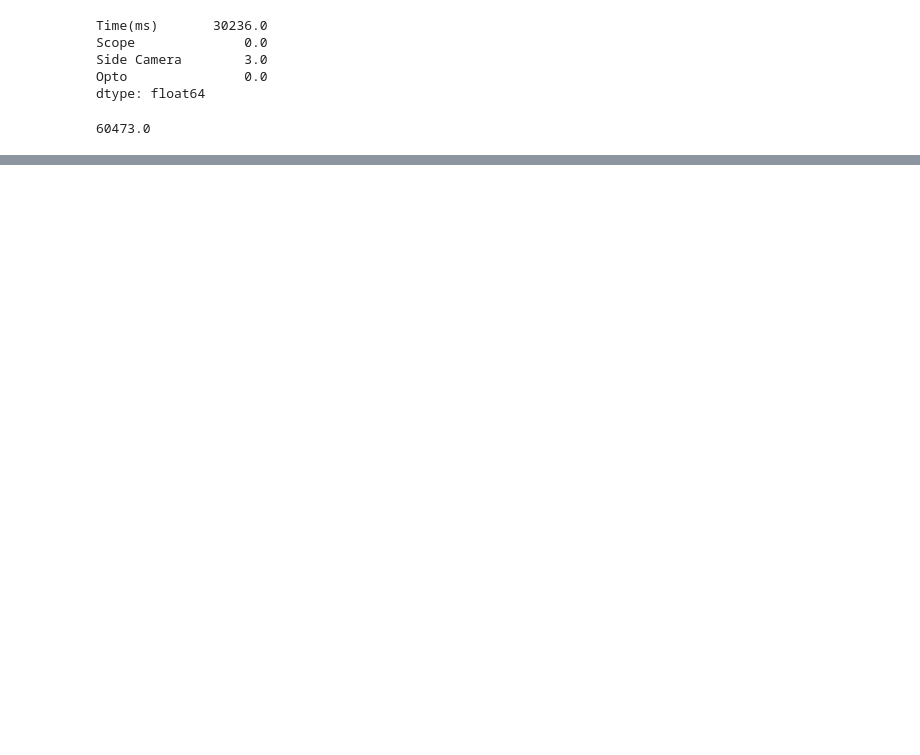
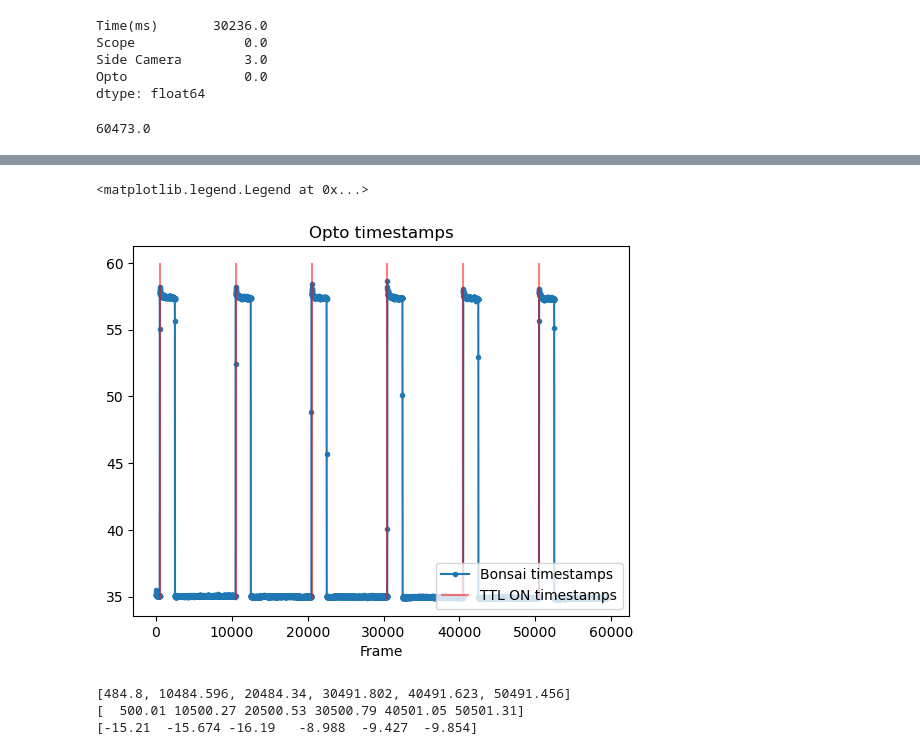
Before and after one commit to ptarabishi/maui_codebook, a Jupyter notebook: notebooks/2026_02_05_timesynch.ipynb, the cells around one changed output, grey strips where cells are left out. Cells and saved outputs as stored; diff of their text form; code cells hidden in the pictures; blank space fills up the shorter version.

```diff
--- a/notebooks/2026_02_05_timesynch.ipynb
+++ b/notebooks/2026_02_05_timesynch.ipynb
@@ -178,0 +173,54 @@ opto_frames = []
+# %%
+import cv2
+import numpy as np
+
+video_path = f'{base_data_path}/202624_synchtest_side2026-02-04T16_00_21.avi'
+# %%
+video = cv2.VideoCapture(video_path)
+
+old_frame = None
+average_brightness = []
+
+while True:
+    ret, frame = video.read()
+    if ret == True:
+
+        avg_pixel_val = np.mean(frame)
+        average_brightness.append(avg_pixel_val)
+    else:
+        break
+# %%
+plt.plot(relative_bonsai_timestamps_ms, average_brightness, marker='.', label='Bonsai timestamps')
+plt.vlines(opto_timestamps_ttl,min(average_brightness),60, colors='r', alpha=0.5, label='TTL ON timestamps')
+# plt.plot(relative_bonsai_timestamps_ms, rolling_df, marker='.', label='Bonsai timestamps')
+plt.xlabel('Frame')
+plt.title('Opto timestamps')
+plt.legend(loc='lower right')
+# plt.ylim(57.5,59)
+# %% [output]
+<matplotlib.legend.Legend at 0x...>
+[figure, added]
+# %%
+# how close in ms is ttl signal to
+# opto_timestamps_ttl = [ms_0, ms_1, ...]
+
+# find opto ons where the bonsai brightness is greatest
+bright_change = np.diff(average_brightness)
+# on_times = average_brightness.index(bright_change > 10).all()
+# print(on_times)
+on_times = []
+on_frames = []
+for i, val in enumerate(bright_change):
+    if val > 10:
+        brightens = (relative_bonsai_timestamps_ms[i] + relative_bonsai_timestamps_ms[i+1])/2
+        brightens_frame = i
+        on_times.append(relative_bonsai_timestamps_ms[i])
+        on_frames.append(brightens_frame)
+print(on_times)
+print(opto_timestamps_ttl)
+# plt.plot(bright_change, marker='.', linestyle='None', color='g')
+print(on_times - opto_timestamps_ttl)
+# %% [output]
+[484.8, 10484.596, 20484.34, 30491.802, 40491.623, 50491.456]
+[  500.01 10500.27 20500.53 30500.79 40501.05 50501.31]
+[-15.21  -15.674 -16.19   -8.988  -9.427  -9.854]
```
Also changed, not shown: parts of 16 cells of this notebook.
